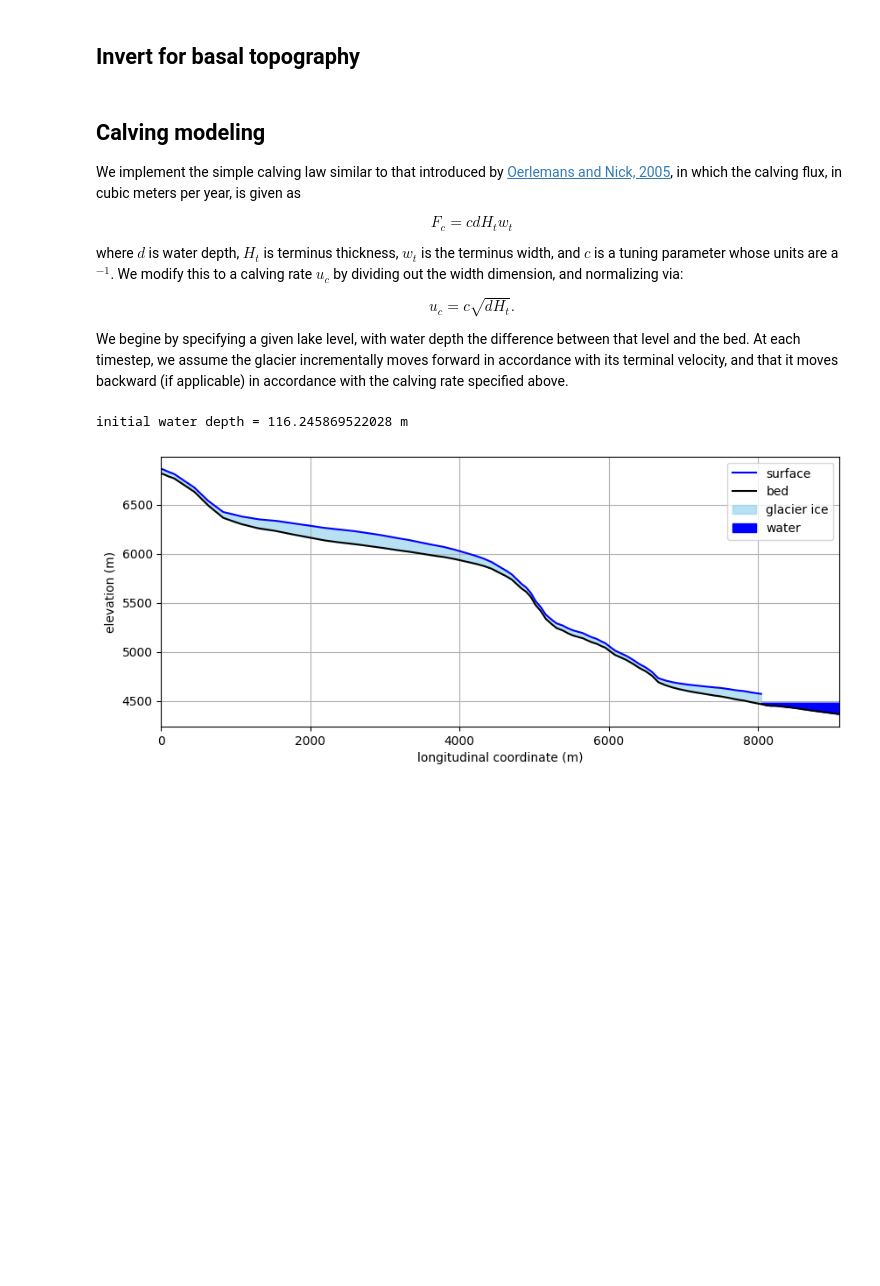
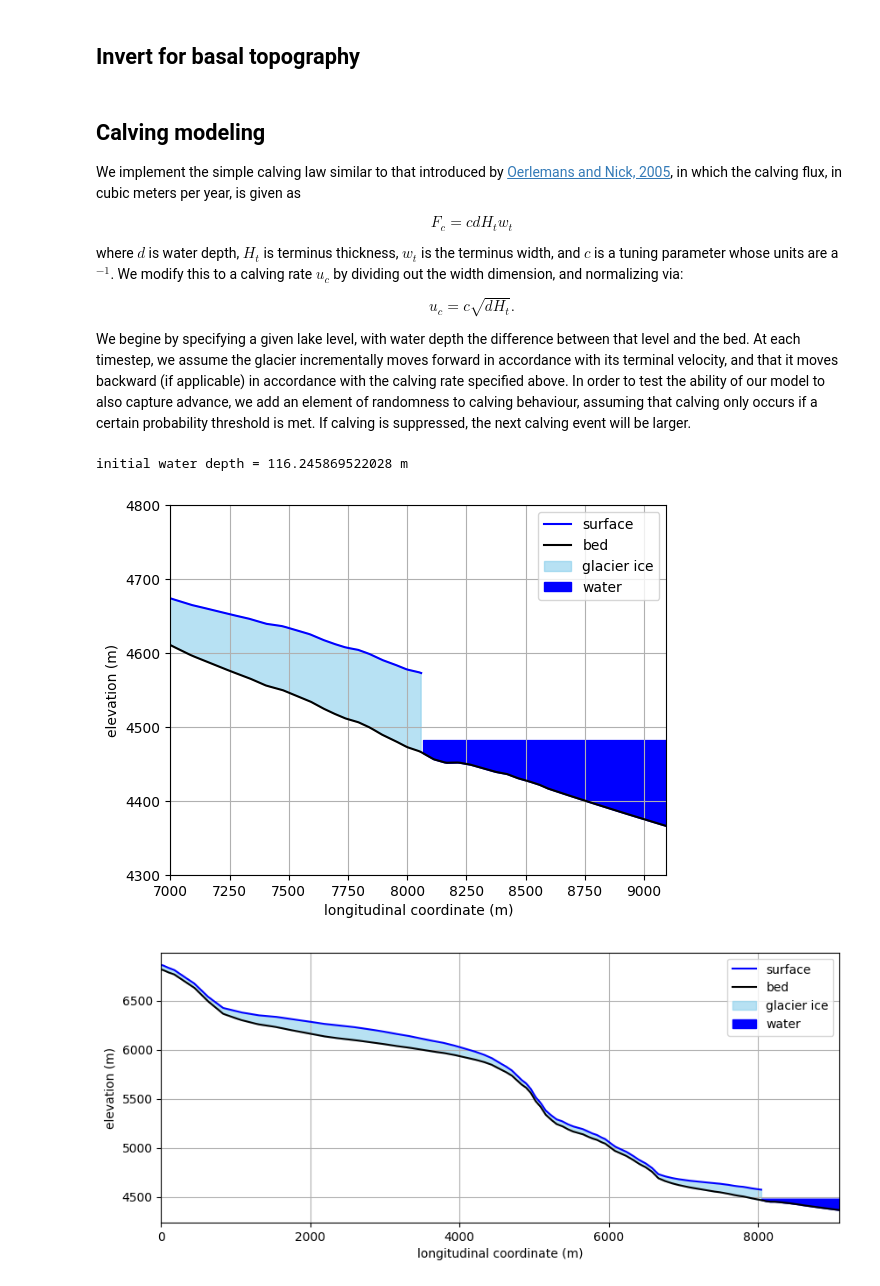
Before and after one commit to chrismiele/glimmer, a Jupyter notebook: 1D_modelling/SIA_calving_model.ipynb, the cells around one changed output. Saved outputs shown, nothing was run; the diff lists cells and outputs as text; code cells hidden in the pictures; blank space fills up the shorter version.

```diff
--- a/1D_modelling/SIA_calving_model.ipynb
+++ b/1D_modelling/SIA_calving_model.ipynb
@@ -10,7 +10,7 @@ Start by choosing a glacier:
 name = 'Luggye' #choose your glacier from the list below, or add to it
 
 freeboard = 50 #how high is the water level relative to the terminus?
-c = -0.1 #tuning parameter for calving law
+c = -1.0 #tuning parameter for calving law
 # %% [markdown]
 ## Glacier identification
 
@@ -189,13 +189,13 @@ where $d$ is water depth, $H_t$ is terminus thickness, $w_t$ is the terminus wid
 
 $$u_c = c\sqrt{dH_t}.$$
 
-We begine by specifying a given lake level, with water depth the difference between that level and the bed. At each timestep, we assume the glacier incrementally moves forward in accordance with its terminal velocity, and that it moves backward (if applicable) in accordance with the calving rate specified above.
+We begine by specifying a given lake level, with water depth the difference between that level and the bed. At each timestep, we assume the glacier incrementally moves forward in accordance with its terminal velocity, and that it moves backward (if applicable) in accordance with the calving rate specified above. In order to test the ability of our model to also capture advance, we add an element of randomness to calving behaviour, assuming that calving only occurs if a certain probability threshold is met. If calving is suppressed, the next calving event will be larger.
 # %%
 mesh_0 = mesh
 mesh_1 = mesh
 mesh_2 = mesh
 
-ΣΔx = -700
+ΣΔx = 0
 s = surface_1.copy(deepcopy = True)
 bed_0 = inversion.bed
 Q = bed_0.function_space()
@@ -220,6 +220,8 @@ model_time = surface_2.year - surface_1.year
 initial water depth = 116.245869522028 m
 # %%
 num_timesteps = int(model_time/Δt)
+calving_pressure = 0
+
 for step in trange(num_timesteps):
 
     H_t = H.at(mesh_1.mesh_length)
@@ -230,8 +232,12 @@ for step in trange(num_timesteps):
     advance_rates.append(u_t)
     a_t = a.at(mesh_1.mesh_length)
 
-
-    u_c = c*np.sqrt(max(H_t*d_t, 0))
+    calving_pressure += c*np.sqrt(max(H_t*d_t, 0))
+    if np.random.random() < 1 - Δt:
+        u_c = 0
+    else:
+        u_c = calving_pressure
+        calving_pressure = 0
     calving_rates.append(u_c)
     Δx = ((u_c + u_t)*Δt)
     ΣΔx += Δx
@@ -247,34 +253,36 @@ for step in trange(num_timesteps):
 
     Q = s.function_space()
 
     flow_model = icepack.models.ShallowIce()
     flow_solver = icepack.solvers.FlowSolver(flow_model, **opts)
 
     u = flow_solver.diagnostic_solve(velocity = u, thickness = H, surface = s, fluidity = A)
     H = flow_solver.prognostic_solve(Δt, thickness = H, velocity = u, thickness_inflow = H_0, accumulation = a)
     s = icepack.compute_surface(bed = bed, thickness = H)
 
     bed_array = np.array(bed.at(mesh_1.X, tolerance = 1e-10))
     s_array = np.array(s.at(mesh_1.X, tolerance = 1e-10))
     water_mask = (w > bed0_array) & (mesh_0.X > mesh_1.mesh_length)
 
 
     plt.figure()
     plt.plot(mesh_1.X, s.at(mesh_1.X, tolerance = 1e-10), color = 'blue', label = 'surface')
     plt.plot(mesh_0.X, bed_0.at(mesh_0.X, tolerance = 1e-10), color = 'k', label = 'bed')
     plt.fill_between(mesh_1.X, bed_array, s_array, color = 'skyblue', alpha = 0.6, label = 'glacier ice')
     plt.fill_between(mesh_0.X, bed0_array, w, color = 'blue', where = water_mask, label = 'water')
     plt.legend(loc = 'upper right')
     plt.xlabel('longitudinal coordinate (m)')
     plt.ylabel('elevation (m)')
     plt.xlim(7000, mesh_0.mesh_length)
     plt.ylim(4300, 4800)
     plt.grid()
     plt.savefig(f'{step}')
-    if step < num_timesteps:
+    if step < num_timesteps - 1:
         plt.close()
     else:
         plt.show()
+# %% [output]
+[figure, added]
 # %%
 plt.figure(figsize = (10, 4))
 plt.plot(mesh_1.X, s.at(mesh_1.X, tolerance = 1e-10), color = 'blue', label = 'surface')
```
